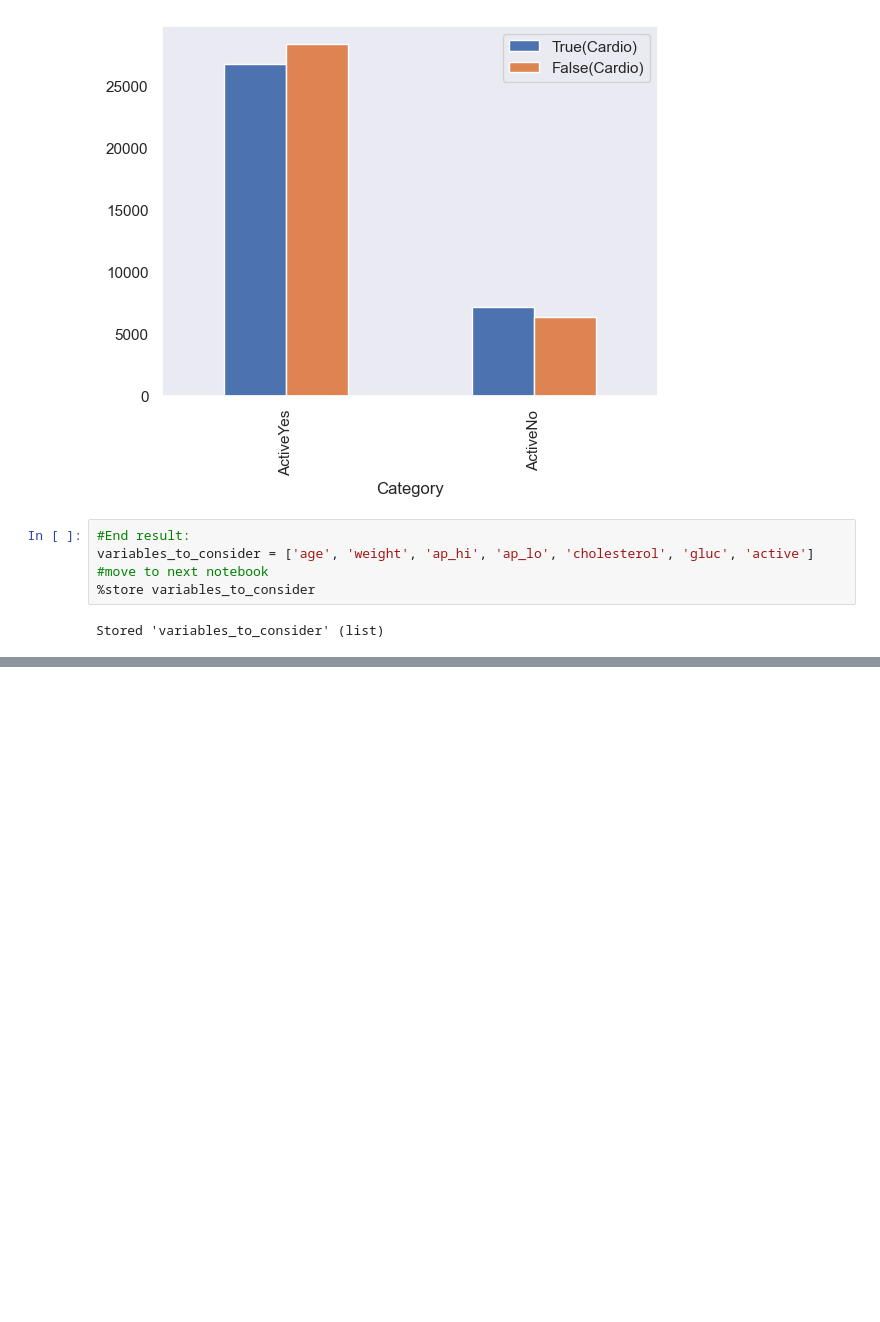
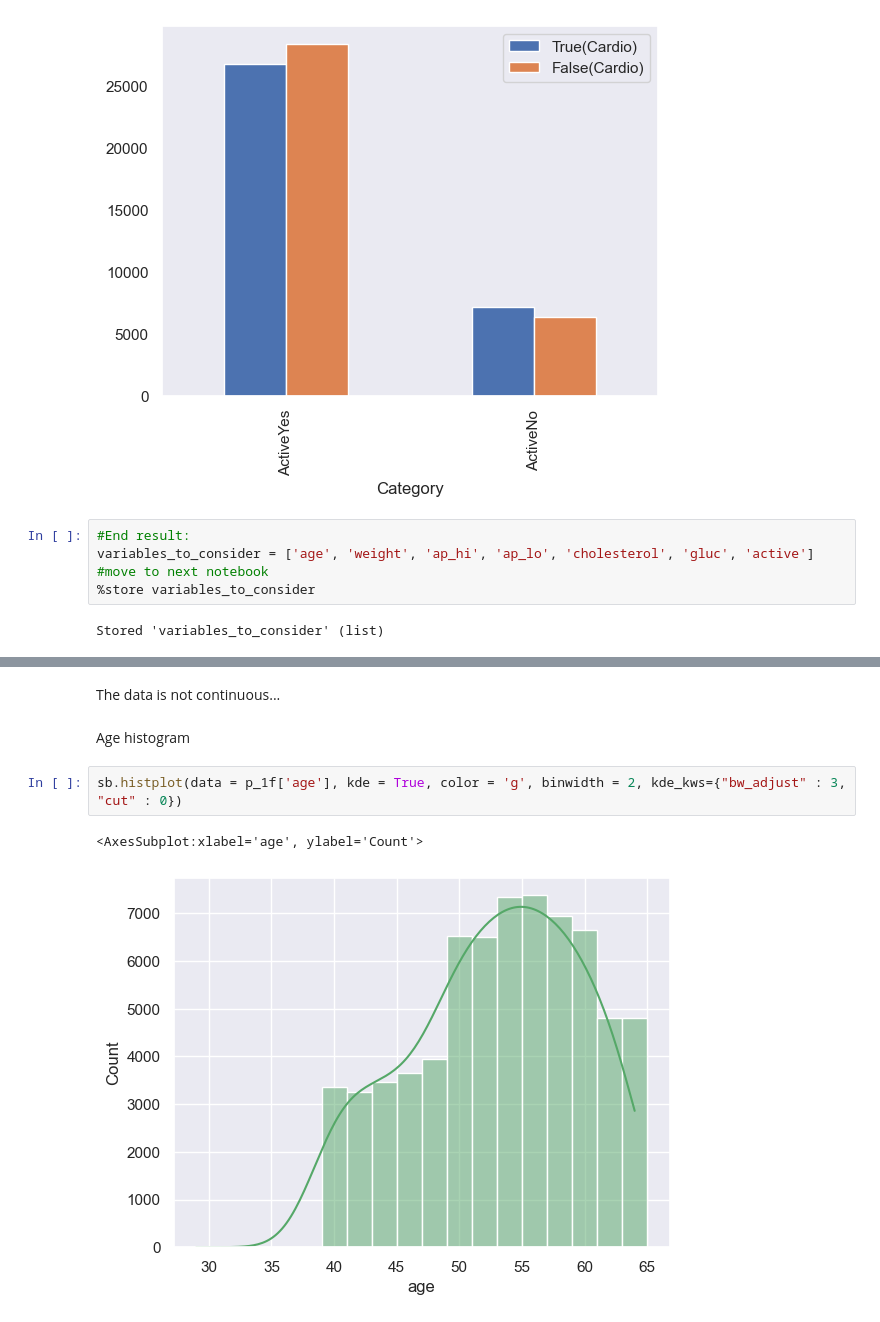
Before and after one commit to Ansh007898/Purojekt, a Jupyter notebook: Main/second_main.ipynb, the cells around one changed output, grey strips where cells are left out. Drawn from its saved outputs; the diff is of its cells as text; blank space fills up the shorter version.

```diff
--- a/Main/second_main.ipynb
+++ b/Main/second_main.ipynb
@@ -966,0 +991,9 @@ Stored 'variables_to_consider' (list)
+# %% [markdown]
+The data is not continuous...
+# %% [markdown]
+Age histogram
+# %%
+sb.histplot(data = p_1f['age'], kde = True, color = 'g', binwidth = 2, kde_kws={"bw_adjust" : 3, "cut" : 0})
+# %% [output]
+<AxesSubplot:xlabel='age', ylabel='Count'>
+[figure, added]
```
Also changed, not shown: parts of 4 cells of this notebook, 1 other file.
